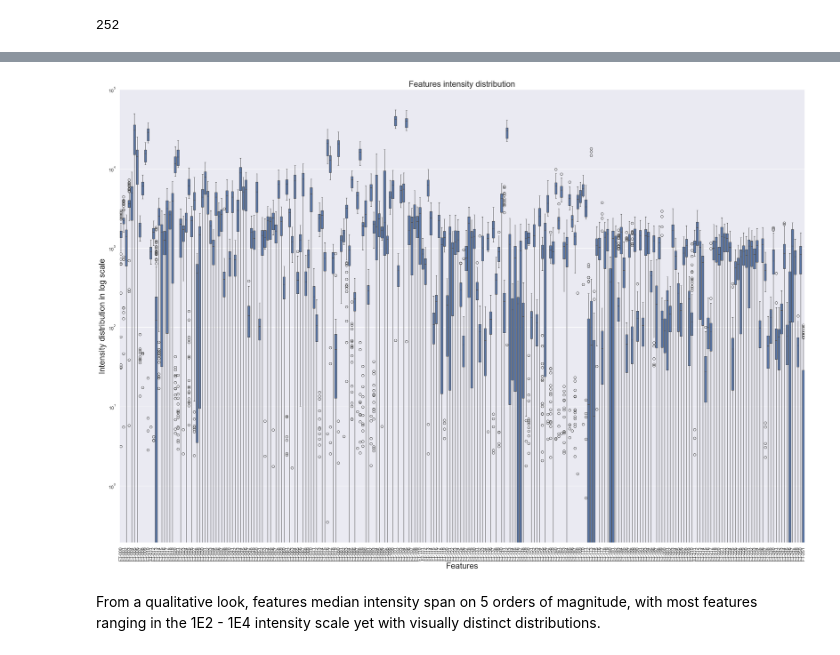
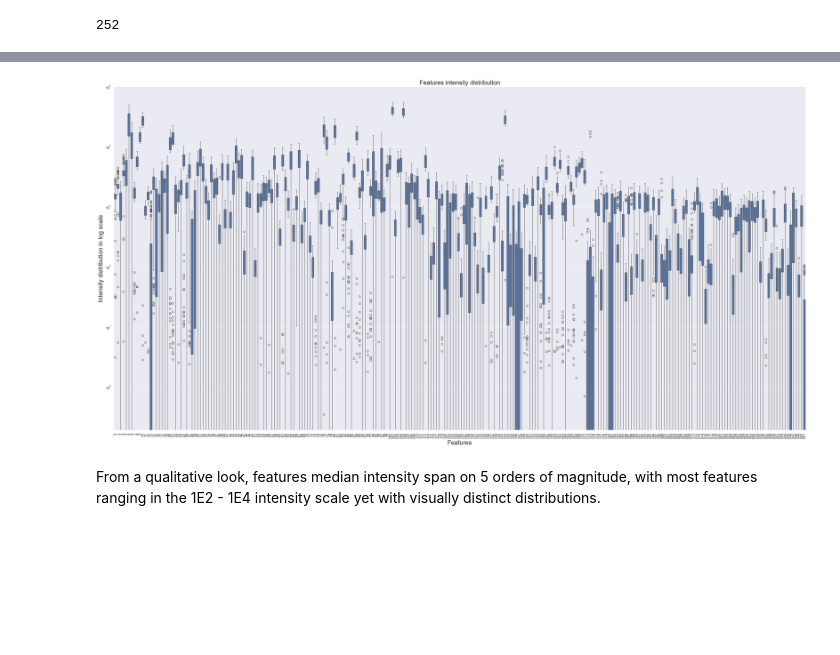
Before and after one commit to PhiCtl/glycan-biomarkers, a Jupyter notebook: notebooks/eda.ipynb, the cells around one changed output, grey strips where cells are left out. Saved outputs shown, nothing was run; the diff lists cells and outputs as text; code cells hidden in the pictures; blank space fills up the shorter version.

```diff
--- a/notebooks/eda.ipynb
+++ b/notebooks/eda.ipynb
@@ -10,5 +13,6 @@ import scipy.stats as st
 # %%
-DATA_PATH = "../../data/input"
+DATA_PATH = "../data/input"
+OUTPUT_PATH = "../outputs"
 # %% [markdown]
 # Datasets
 # %%
@@ -235,14 +243,14 @@ summary.sort_values(by='50%')
 # %%
-sns.set(rc = {'figure.figsize':(30, 20)})
+sns.set(rc = {'figure.figsize':(40, 20)})
 fig = sns.boxplot(data = df_data_melt,\
-                   x='feature', y='intensity')#, palette = 'Set2')
+                   x='feature_number', y='intensity')#, palette = 'Set2')
 fig.set(yscale='log')
 fig.axes.set_title('Features intensity distribution',fontsize=20)
 fig.set_xlabel("Features",fontsize=20)
 fig.set_ylabel("Intensity distribution in log scale",fontsize=20)
 plt.xticks(rotation=90)
 plt.show()
 # %% [output]
-[figure, old version]
+[figure, new version]
 # %% [markdown]
 From a qualitative look, features median intensity span on 5 orders of magnitude, with most features ranging in the 1E2 - 1E4 intensity scale yet with visually distinct distributions.
```
Also changed, not shown: parts of 39 cells of this notebook.
